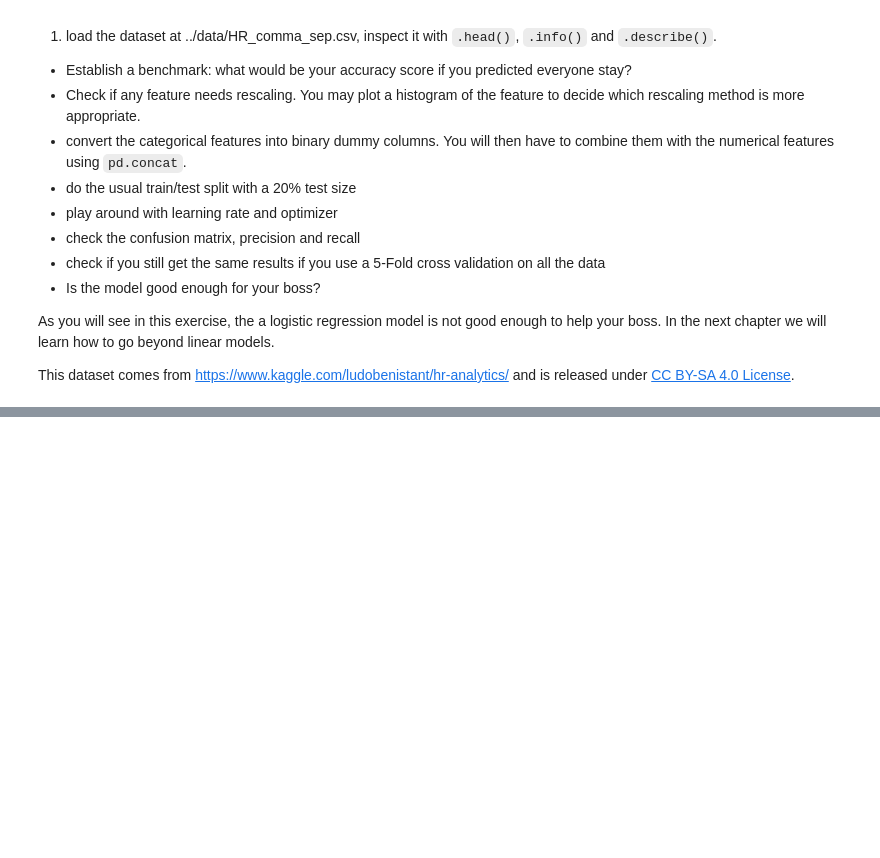
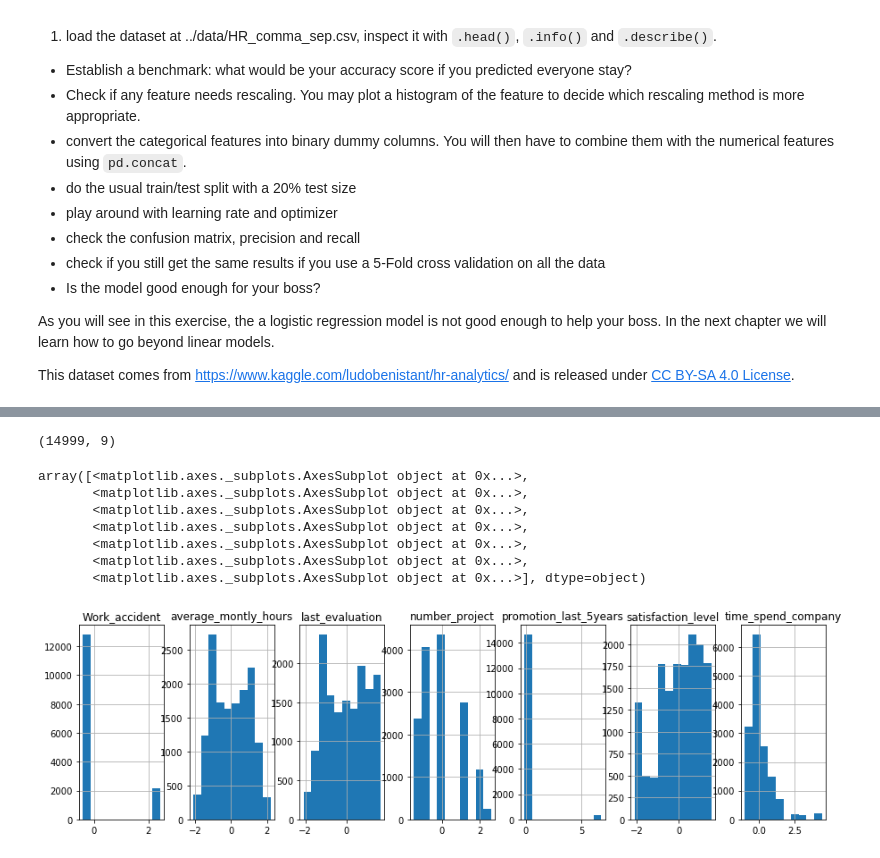
Before and after one commit to YasirHabib/Deep-Learning, a Jupyter notebook: solutions/3 ML Solutions.ipynb, the cells around one changed output, grey strips where cells are left out. Drawn from its saved outputs; the diff is of its cells as text; code cells hidden in the pictures; blank space fills up the shorter version.

```diff
--- a/solutions/3 ML Solutions.ipynb
+++ b/solutions/3 ML Solutions.ipynb
@@ -204,0 +299,5 @@ This dataset comes from https://www.kaggle.com/ludobenistant/hr-analytics/ and i
+# %%
+# Data standardization
+# Not using scikit learn standardization as it would convert it into numpy & hence prevent the operations that are followed
+
+df.iloc[:,0:7] = df.iloc[:,0:7].apply(lambda x: (x-x.mean())/ x.std(), axis=0)
@@ -204,0 +313,16 @@ This dataset comes from https://www.kaggle.com/ludobenistant/hr-analytics/ and i
+# %%
+df.shape
+# %% [output]
+(14999, 9)
+# %%
+fig, axis = plt.subplots(1,7,figsize=(15, 4))
+df.hist(ax=axis)
+# %% [output]
+array([<matplotlib.axes._subplots.AxesSubplot object at 0x...>,
+       <matplotlib.axes._subplots.AxesSubplot object at 0x...>,
+       <matplotlib.axes._subplots.AxesSubplot object at 0x...>,
+       <matplotlib.axes._subplots.AxesSubplot object at 0x...>,
+       <matplotlib.axes._subplots.AxesSubplot object at 0x...>,
+       <matplotlib.axes._subplots.AxesSubplot object at 0x...>,
+       <matplotlib.axes._subplots.AxesSubplot object at 0x...>], dtype=object)
+[figure, added]
```
Also changed, not shown: parts of 29 cells of this notebook.
